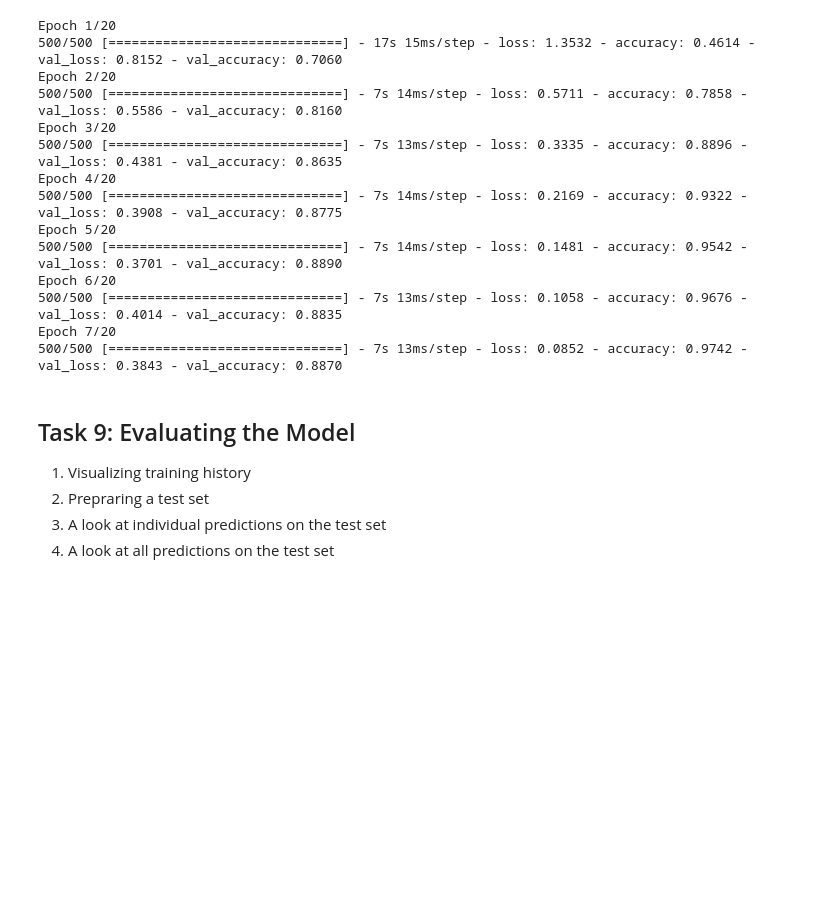
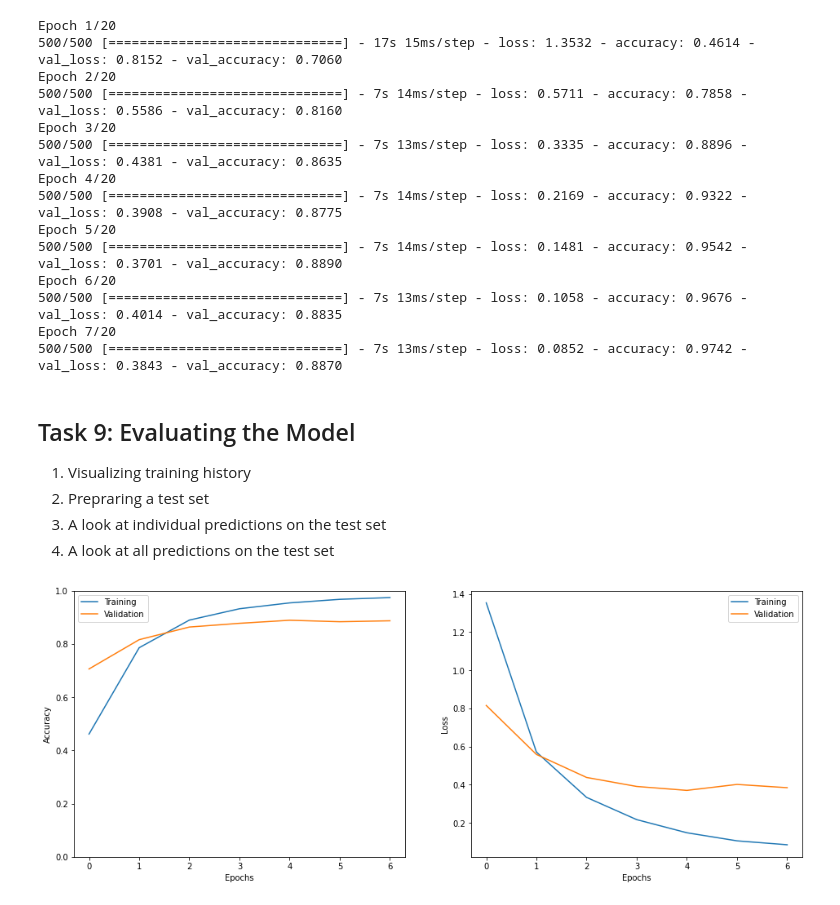
Before and after one commit to RahulParajuli/NLP_practice_book, a Jupyter notebook: Tweet_Emotion_Recognition_Learner.ipynb, the cells around one changed output. Cells and saved outputs as stored; diff of their text form; code cells hidden in the pictures; blank space fills up the shorter version.

```diff
--- a/Tweet_Emotion_Recognition_Learner.ipynb
+++ b/Tweet_Emotion_Recognition_Learner.ipynb
@@ -294,3 +294,7 @@ Epoch 7/20
 2. Prepraring a test set
 3. A look at individual predictions on the test set
 4. A look at all predictions on the test set
+# %%
+show_history(h)
+# %% [output]
+[figure, added]
```
Also changed, not shown: parts of 4 cells of this notebook.
